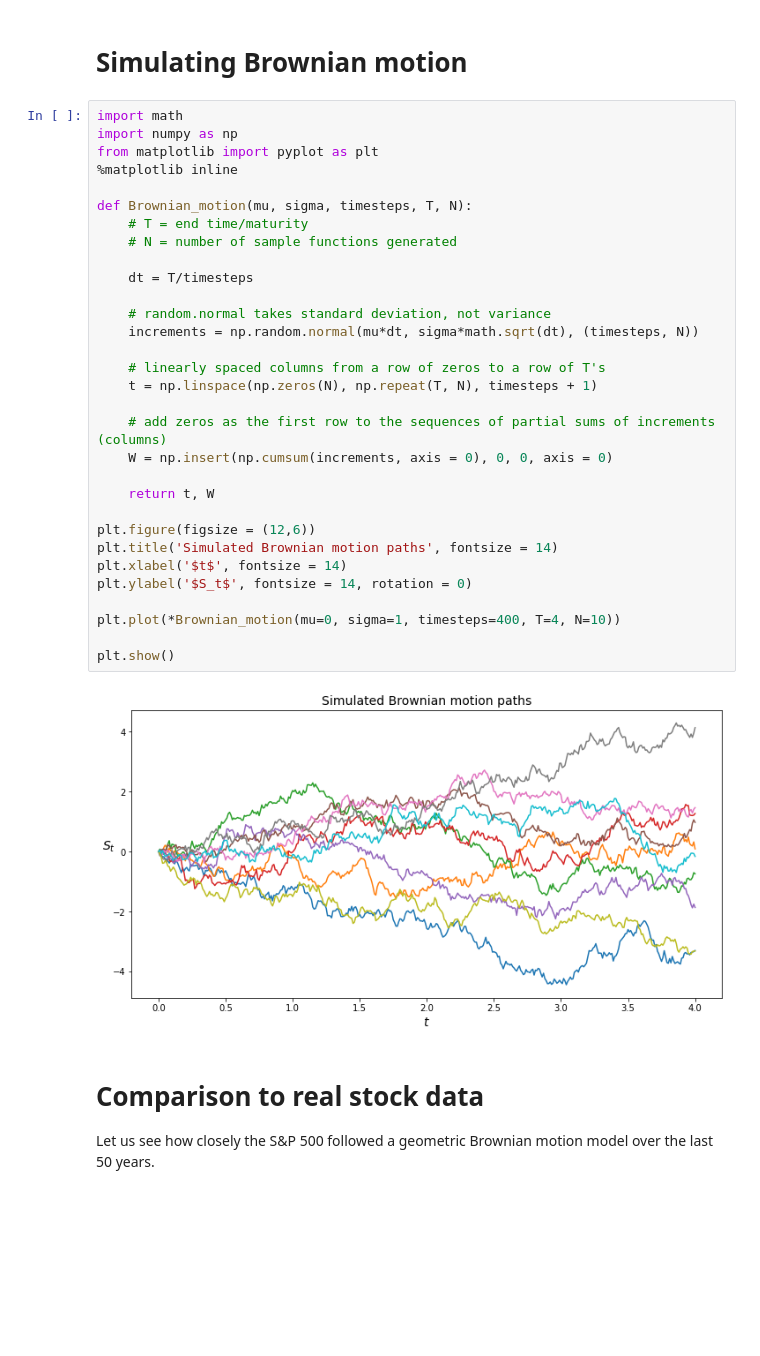
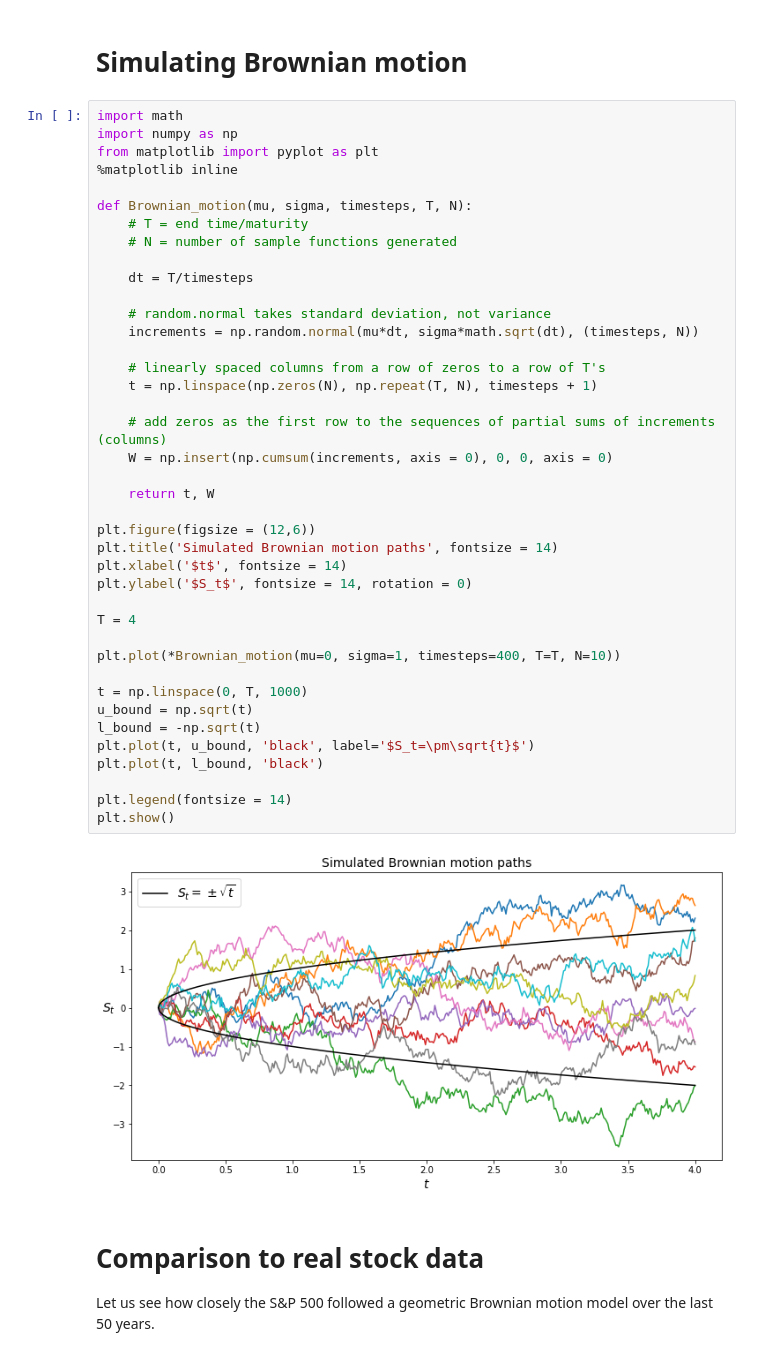
Before and after one commit to richardellard/financial-mathematics, a Jupyter notebook: Brownian motion.ipynb, the cells around one changed output. Saved outputs shown, nothing was run; the diff lists cells and outputs as text; blank space fills up the shorter version.

```diff
--- a/Brownian motion.ipynb
+++ b/Brownian motion.ipynb
@@ -4,35 +4,44 @@
 import math
 import numpy as np
 from matplotlib import pyplot as plt
 %matplotlib inline
 
 def Brownian_motion(mu, sigma, timesteps, T, N):
     # T = end time/maturity
     # N = number of sample functions generated
 
     dt = T/timesteps
 
     # random.normal takes standard deviation, not variance
     increments = np.random.normal(mu*dt, sigma*math.sqrt(dt), (timesteps, N))
 
     # linearly spaced columns from a row of zeros to a row of T's
     t = np.linspace(np.zeros(N), np.repeat(T, N), timesteps + 1)
 
     # add zeros as the first row to the sequences of partial sums of increments (columns)
     W = np.insert(np.cumsum(increments, axis = 0), 0, 0, axis = 0)
 
     return t, W
 
 plt.figure(figsize = (12,6))
 plt.title('Simulated Brownian motion paths', fontsize = 14)
 plt.xlabel('$t$', fontsize = 14)
 plt.ylabel('$S_t$', fontsize = 14, rotation = 0)
 
-plt.plot(*Brownian_motion(mu=0, sigma=1, timesteps=400, T=4, N=10))
+T = 4
 
+plt.plot(*Brownian_motion(mu=0, sigma=1, timesteps=400, T=T, N=10))
+
+t = np.linspace(0, T, 1000)
+u_bound = np.sqrt(t)
+l_bound = -np.sqrt(t)
+plt.plot(t, u_bound, 'black', label='$S_t=\pm\sqrt{t}$')
+plt.plot(t, l_bound, 'black')
+
+plt.legend(fontsize = 14)
 plt.show()
 # %% [output]
-[figure, old version]
+[figure, new version]
 # %% [markdown]
 # Comparison to real stock data
 
```
Also changed, not shown: 1 other file.
